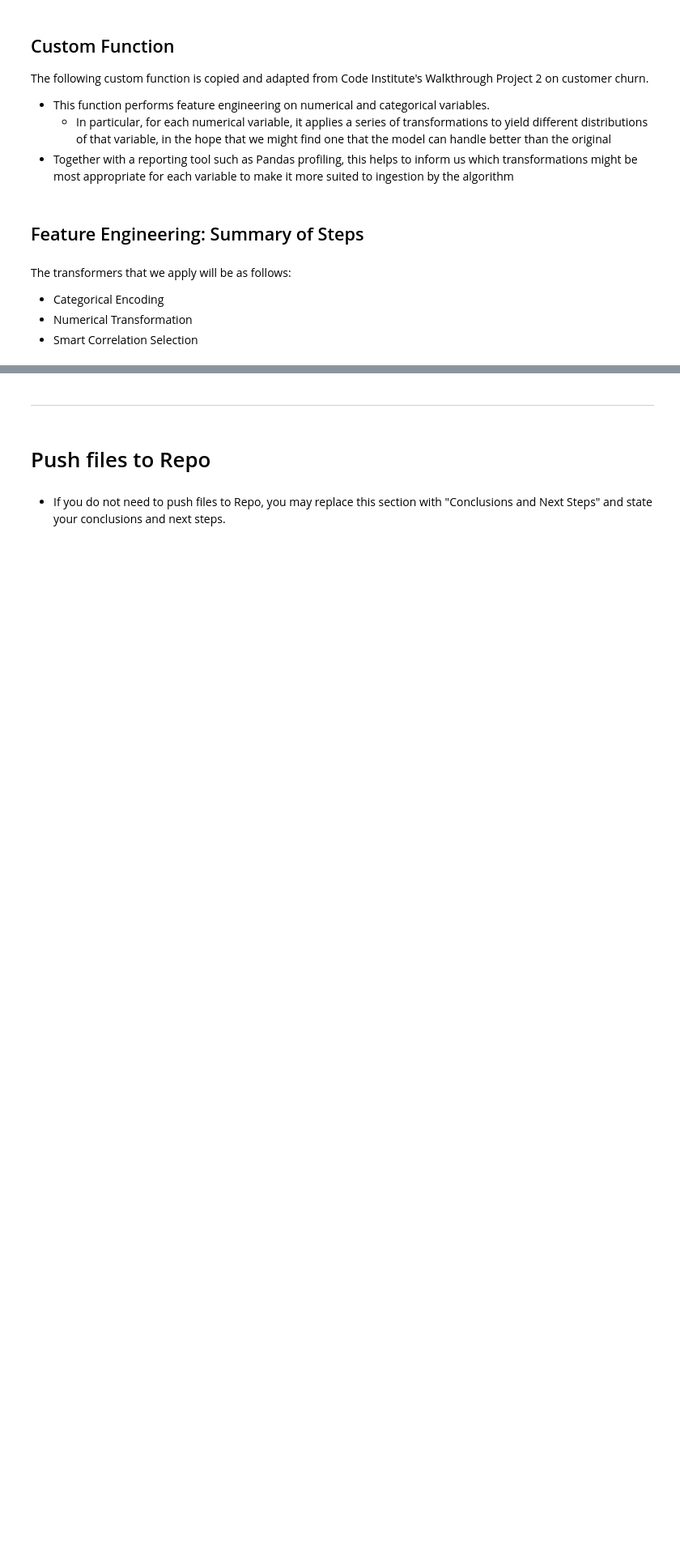
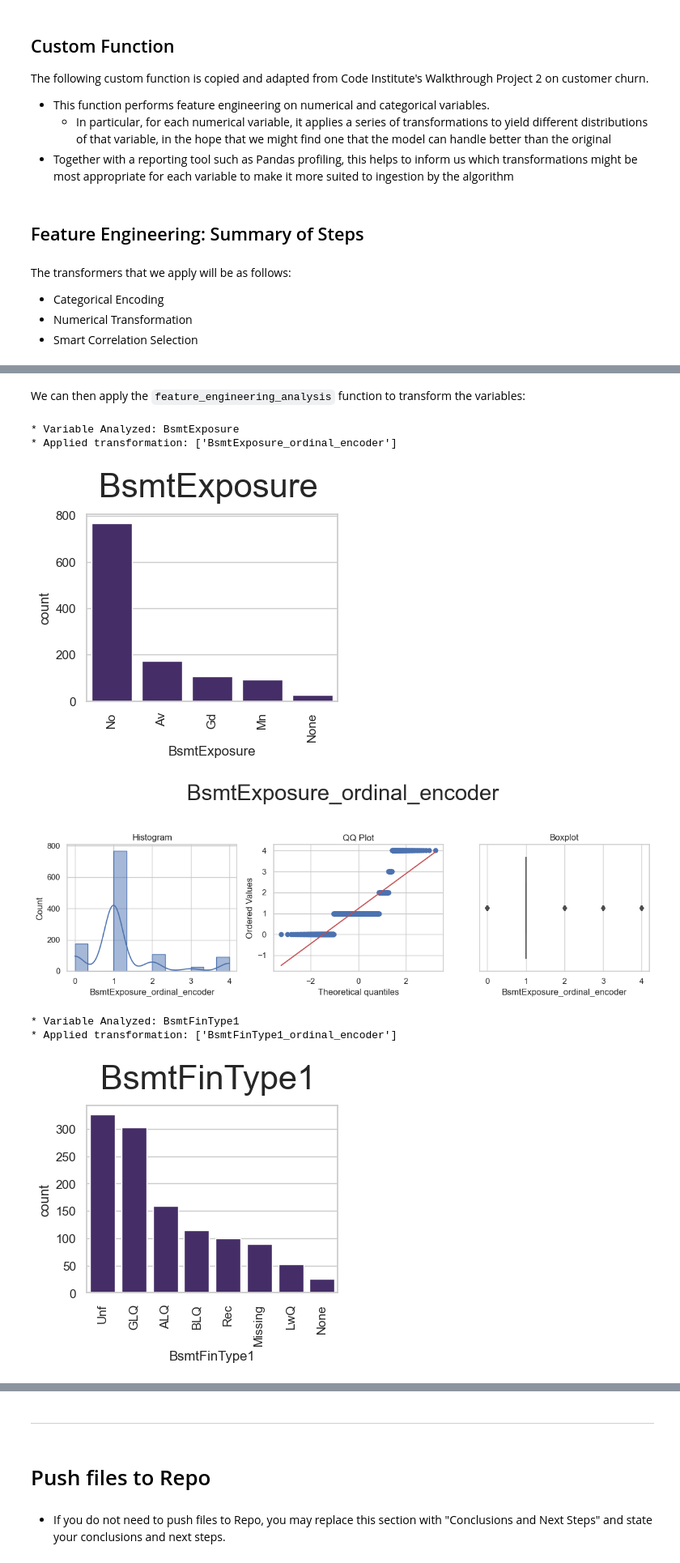
Before and after one commit to frankiesanjana/housing-price-predictor, a Jupyter notebook: jupyter_notebooks/04-feature-engineering.ipynb, the cells around one changed output, grey strips where cells are left out. Shown at 81% size. Saved outputs shown, nothing was run; the diff lists cells and outputs as text; code cells hidden in the pictures; blank space fills up the shorter version.

Commit message:
Feat: Add custom function & ordinal encoding, NB04

```diff
--- a/jupyter_notebooks/04-feature-engineering.ipynb
+++ b/jupyter_notebooks/04-feature-engineering.ipynb
@@ -124,7 +124,7 @@ The following custom function is copied and adapted from Code Institute's Walkth
     - In particular, for each numerical variable, it applies a series of transformations to yield different distributions of that variable, in the hope that we might find one that the model can handle better than the original
 * Together with a reporting tool such as Pandas profiling, this helps to inform us which transformations might be most appropriate for each variable to make it more suited to ingestion by the algorithm
 # %%
-def FeatureEngineeringAnalysis(df, analysis_type=None):
+def feature_engineering_analysis(df, analysis_type=None):
     """
     Performs quick feature engineering on numerical and categorical variables
     to decide which transformation can better transform the distribution shape
@@ -337,0 +346,2 @@ The transformers that we apply will be as follows:
+# %%
+variables_engineering = ['BsmtExposure', 'BsmtFinType1', 'GarageFinish', 'KitchenQual']
@@ -337,0 +350,3 @@ The transformers that we apply will be as follows:
+# %%
+df_engineering = TrainSet[variables_engineering].copy()
+df_engineering.head()
@@ -337,0 +360,12 @@ The transformers that we apply will be as follows:
+# %% [markdown]
+We can then apply the `feature_engineering_analysis` function to transform the variables:
+# %%
+df_engineering = feature_engineering_analysis(df=df_engineering, analysis_type='ordinal_encoder')
+# %% [output]
+* Variable Analyzed: BsmtExposure
+* Applied transformation: ['BsmtExposure_ordinal_encoder']
+[figure, added]
+[figure, added]
+* Variable Analyzed: BsmtFinType1
+* Applied transformation: ['BsmtFinType1_ordinal_encoder']
+[figure, added]
```
Also changed, not shown: parts of 6 cells of this notebook.
